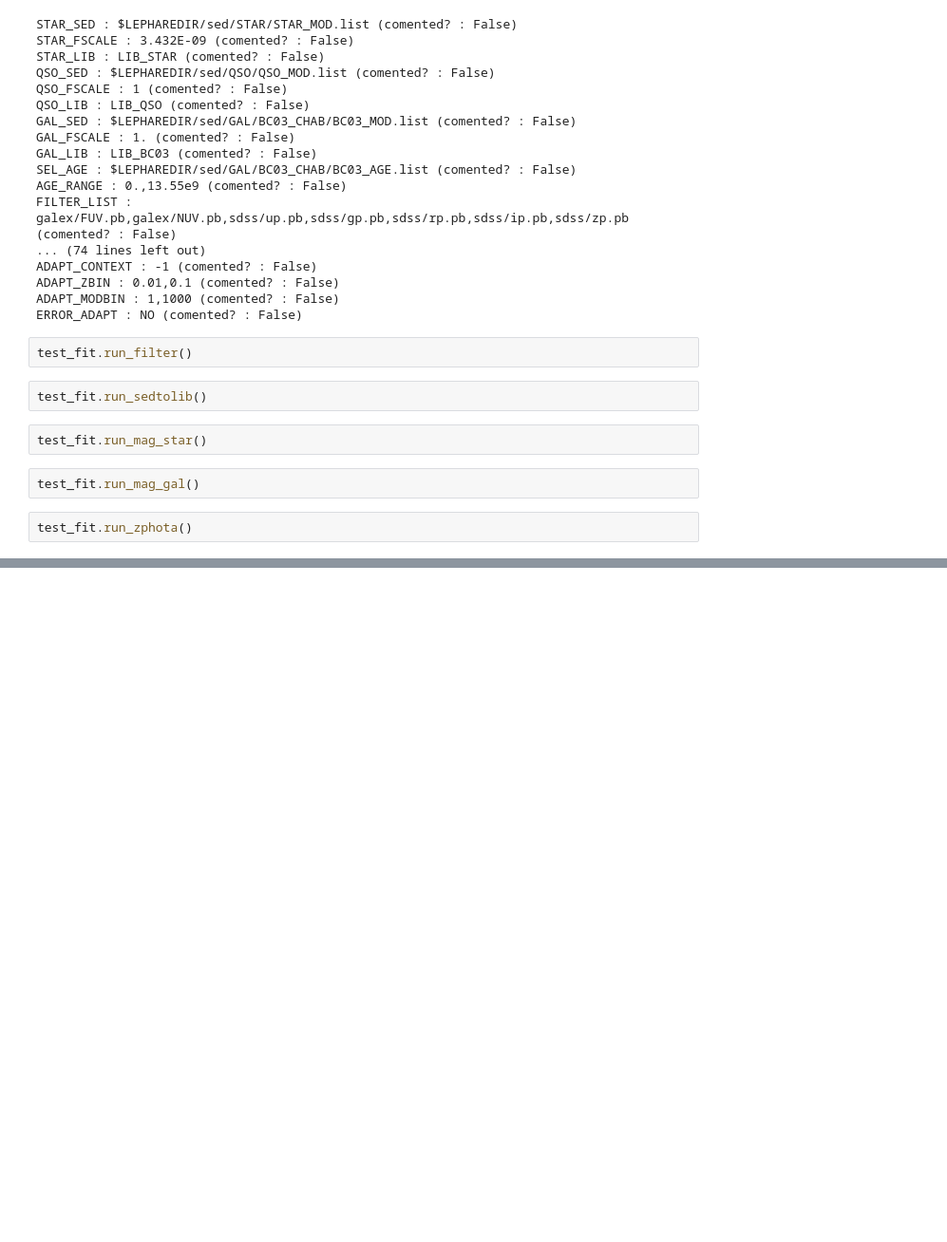
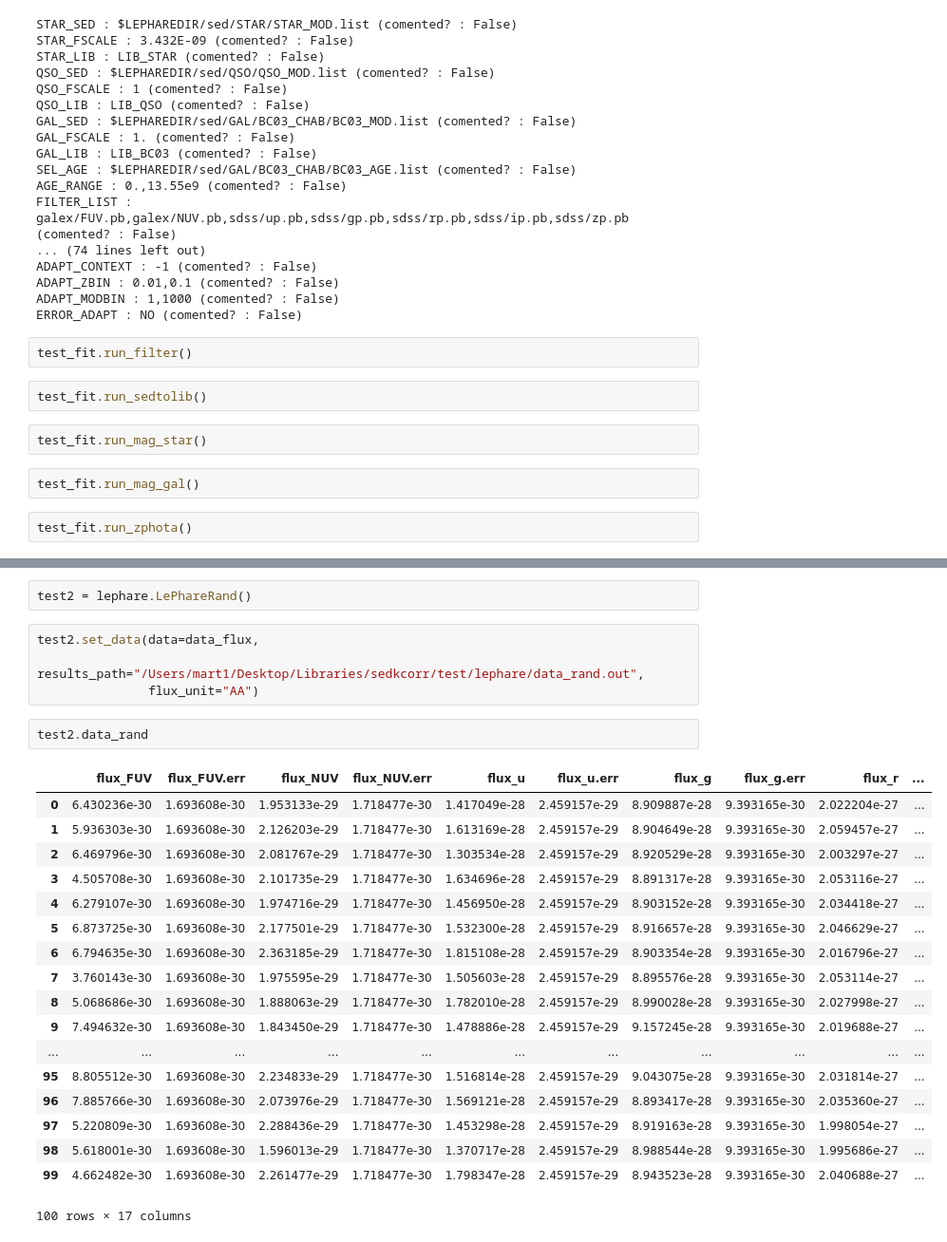
Before and after one commit to MartinBriday/pylephare, a Jupyter notebook: notebooks/test_lephare.ipynb, the cells around one changed output, grey strips where cells are left out. Shown: that part at 95% size. Saved outputs shown, nothing was run; the diff lists cells and outputs as text; blank space fills up the shorter version.

Commit message:
LePhareRand in progress... Almost done...

```diff
--- a/notebooks/test_lephare.ipynb
+++ b/notebooks/test_lephare.ipynb
@@ -94,3 +91,30 @@ test_fit.show(y_unit="AA", plot_phot=True, xlim=(1000, 11000), ylim=(None, None)
 [interactive output not drawn]
 {'ax': <matplotlib.axes._subplots.AxesSubplot at 0x...>,
  'fig': <Figure size 640x480 with 1 Axes>}
+# %%
+test2 = lephare.LePhareRand()
+# %%
+test2.set_data(data=data_flux,
+               results_path="/Users/mart1/Desktop/Libraries/sedkcorr/test/lephare/data_rand.out",
+               flux_unit="AA")
+# %%
+test2.data_rand
+# %% [output]
+|  | flux_FUV | flux_FUV.err | flux_NUV | flux_NUV.err | flux_u | flux_u.err | flux_g | flux_g.err | flux_r | ... |
+| 0 | 6.430236e-30 | 1.693608e-30 | 1.953133e-29 | 1.718477e-30 | 1.417049e-28 | 2.459157e-29 | 8.909887e-28 | 9.393165e-30 | 2.022204e-27 | ... |
+| 1 | 5.936303e-30 | 1.693608e-30 | 2.126203e-29 | 1.718477e-30 | 1.613169e-28 | 2.459157e-29 | 8.904649e-28 | 9.393165e-30 | 2.059457e-27 | ... |
+| 2 | 6.469796e-30 | 1.693608e-30 | 2.081767e-29 | 1.718477e-30 | 1.303534e-28 | 2.459157e-29 | 8.920529e-28 | 9.393165e-30 | 2.003297e-27 | ... |
+| 3 | 4.505708e-30 | 1.693608e-30 | 2.101735e-29 | 1.718477e-30 | 1.634696e-28 | 2.459157e-29 | 8.891317e-28 | 9.393165e-30 | 2.053116e-27 | ... |
+| 4 | 6.279107e-30 | 1.693608e-30 | 1.974716e-29 | 1.718477e-30 | 1.456950e-28 | 2.459157e-29 | 8.903152e-28 | 9.393165e-30 | 2.034418e-27 | ... |
+| 5 | 6.873725e-30 | 1.693608e-30 | 2.177501e-29 | 1.718477e-30 | 1.532300e-28 | 2.459157e-29 | 8.916657e-28 | 9.393165e-30 | 2.046629e-27 | ... |
+| 6 | 6.794635e-30 | 1.693608e-30 | 2.363185e-29 | 1.718477e-30 | 1.815108e-28 | 2.459157e-29 | 8.903354e-28 | 9.393165e-30 | 2.016796e-27 | ... |
+| 7 | 3.760143e-30 | 1.693608e-30 | 1.975595e-29 | 1.718477e-30 | 1.505603e-28 | 2.459157e-29 | 8.895576e-28 | 9.393165e-30 | 2.053114e-27 | ... |
+| 8 | 5.068686e-30 | 1.693608e-30 | 1.888063e-29 | 1.718477e-30 | 1.782010e-28 | 2.459157e-29 | 8.990028e-28 | 9.393165e-30 | 2.027998e-27 | ... |
+| 9 | 7.494632e-30 | 1.693608e-30 | 1.843450e-29 | 1.718477e-30 | 1.478886e-28 | 2.459157e-29 | 9.157245e-28 | 9.393165e-30 | 2.019688e-27 | ... |
+| ... | ... | ... | ... | ... | ... | ... | ... | ... | ... | ... |
+| 95 | 8.805512e-30 | 1.693608e-30 | 2.234833e-29 | 1.718477e-30 | 1.516814e-28 | 2.459157e-29 | 9.043075e-28 | 9.393165e-30 | 2.031814e-27 | ... |
+| 96 | 7.885766e-30 | 1.693608e-30 | 2.073976e-29 | 1.718477e-30 | 1.569121e-28 | 2.459157e-29 | 8.893417e-28 | 9.393165e-30 | 2.035360e-27 | ... |
+| 97 | 5.220809e-30 | 1.693608e-30 | 2.288436e-29 | 1.718477e-30 | 1.453298e-28 | 2.459157e-29 | 8.919163e-28 | 9.393165e-30 | 1.998054e-27 | ... |
+| 98 | 5.618001e-30 | 1.693608e-30 | 1.596013e-29 | 1.718477e-30 | 1.370717e-28 | 2.459157e-29 | 8.988544e-28 | 9.393165e-30 | 1.995686e-27 | ... |
+| 99 | 4.662482e-30 | 1.693608e-30 | 2.261477e-29 | 1.718477e-30 | 1.798347e-28 | 2.459157e-29 | 8.943523e-28 | 9.393165e-30 | 2.040688e-27 | ... |
+100 rows × 17 columns
```
Also changed, not shown: parts of 10 cells of this notebook, 1 other file.
